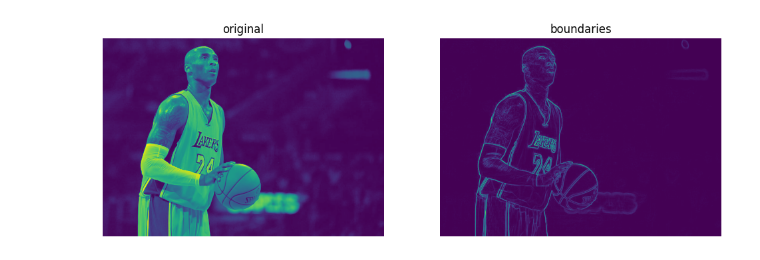
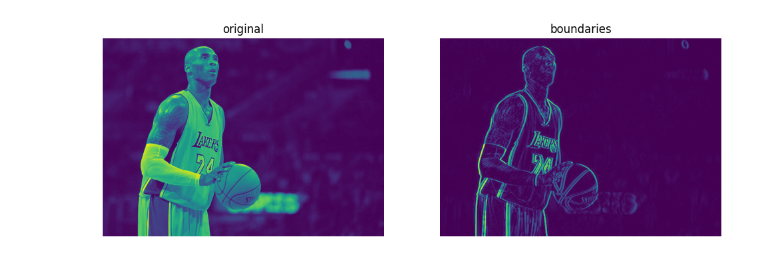
Before and after one commit to vimaurya/ComputerVision, a Jupyter notebook: cv2_basic/boundary_detection.ipynb, the cells around one changed output. Drawn from its saved outputs; the diff is of its cells as text; code cells hidden in the pictures.

```diff
--- a/cv2_basic/boundary_detection.ipynb
+++ b/cv2_basic/boundary_detection.ipynb
@@ -10,29 +10,30 @@ img = cv.cvtColor(img, cv.COLOR_BGR2GRAY)
 # %%
 
 kernel = np.array([[1,1,1],
                    [1,1,1],
                    [1,1,1]], dtype=np.uint8)
 
+kernel1 = np.ones((1,9), dtype = np.uint8)
 
-img_edge_erode = cv.erode(img, kernel, iterations=1)
+img_edge_erode = cv.erode(img, kernel1, iterations=1)
 
 diff = cv.absdiff(img, img_edge_erode)
 
 
 # cv.imshow('edge', diff)
 # cv.waitKey(0)
 # cv.destroyAllWindows()
 
 fig, axes = plt.subplots(1, 2, figsize=(12, 6))
 
 axes[0].imshow(img)
 axes[0].set_title('original')
 axes[0].axis('off')
 
 axes[1].imshow(diff)
 axes[1].set_title('boundaries')
 axes[1].axis('off')
 
 plt.show()
 # %% [output]
-[figure, old version]
+[figure, new version]
```
Also changed, not shown: parts of 1 cell of this notebook, 1 other file.
